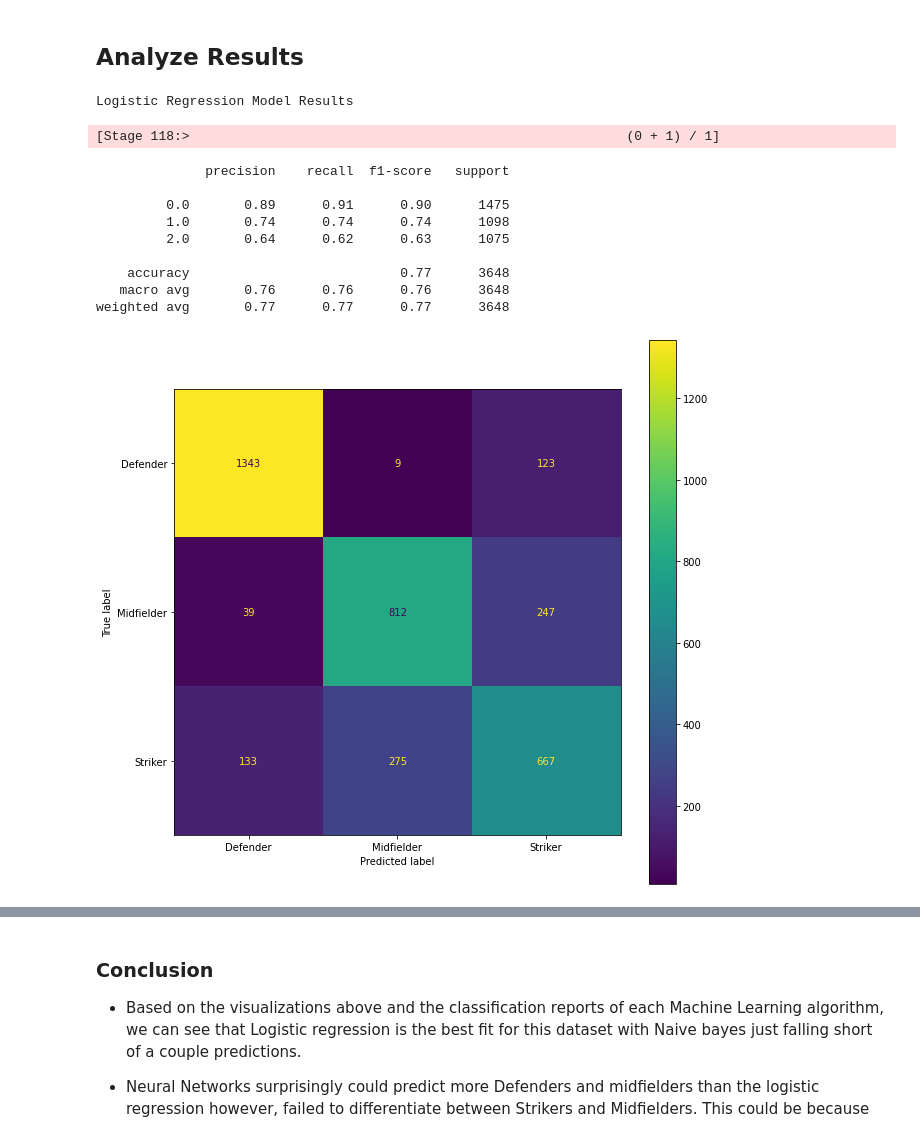
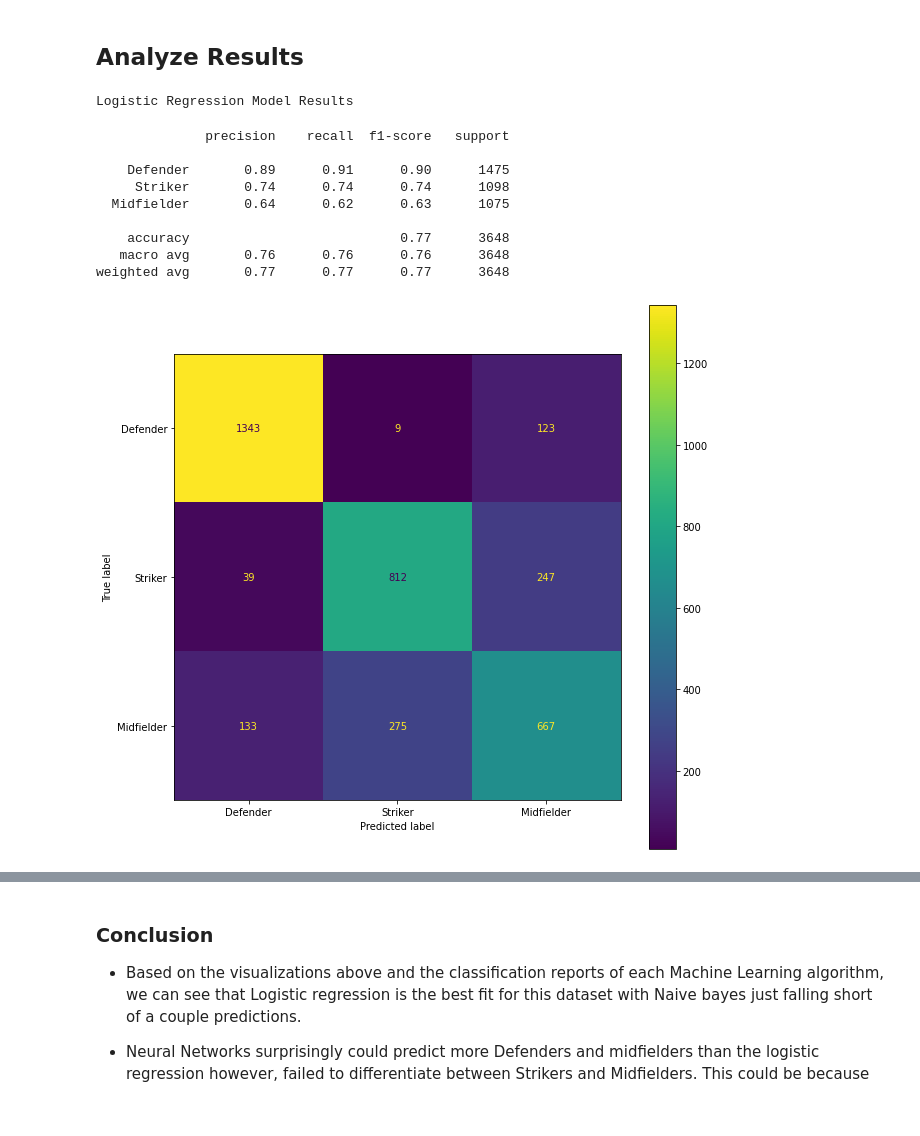
Before and after one commit to shubham11-07/Fifa_Player_Prediction, a Jupyter notebook: fifa_player_prediction.ipynb, the cells around one changed output, grey strips where cells are left out. Drawn from its saved outputs; the diff is of its cells as text; code cells hidden in the pictures.

```diff
--- a/fifa_player_prediction.ipynb
+++ b/fifa_player_prediction.ipynb
@@ -290,25 +295,24 @@ NBResults = NBModel.transform(test)
 # %%
 print("Logistic Regression Model Results")
 pred_lr = lgResults.select("prediction").toPandas().prediction
 ground_truth = test.toPandas().label
-print(classification_report(ground_truth, pred_lr))
-disp = ConfusionMatrixDisplay(confusion_matrix(ground_truth, pred_lr), display_labels=["Defender", "Midfielder", "Striker"])
+print(classification_report(ground_truth, pred_lr, target_names=["Defender", "Striker", "Midfielder"]))
+disp = ConfusionMatrixDisplay(confusion_matrix(ground_truth, pred_lr), display_labels=["Defender", "Striker", "Midfielder"])
 rcParams['figure.figsize'] = 10, 10
 disp.plot()
 plt.show()
 # %% [output]
 Logistic Regression Model Results
-[Stage 118:>                                                        (0 + 1) / 1]
+              precision    recall  f1-score   support
+
+    Defender       0.89      0.91      0.90      1475
+     Striker       0.74      0.74      0.74      1098
+  Midfielder       0.64      0.62      0.63      1075
+
+    accuracy                           0.77      3648
+   macro avg       0.76      0.76      0.76      3648
+weighted avg       0.77      0.77      0.77      3648
-              precision    recall  f1-score   support
-
-         0.0       0.89      0.91      0.90      1475
-         1.0       0.74      0.74      0.74      1098
-         2.0       0.64      0.62      0.63      1075
-
-    accuracy                           0.77      3648
-   macro avg       0.76      0.76      0.76      3648
-weighted avg       0.77      0.77      0.77      3648
-[figure, old version]
+[figure, new version]
 # %%
 print("Neural Network Model Results")
 pred_nn = neuralNetworkResults.toPandas().prediction
```
Also changed, not shown: parts of 8 cells of this notebook, 6 other files.
